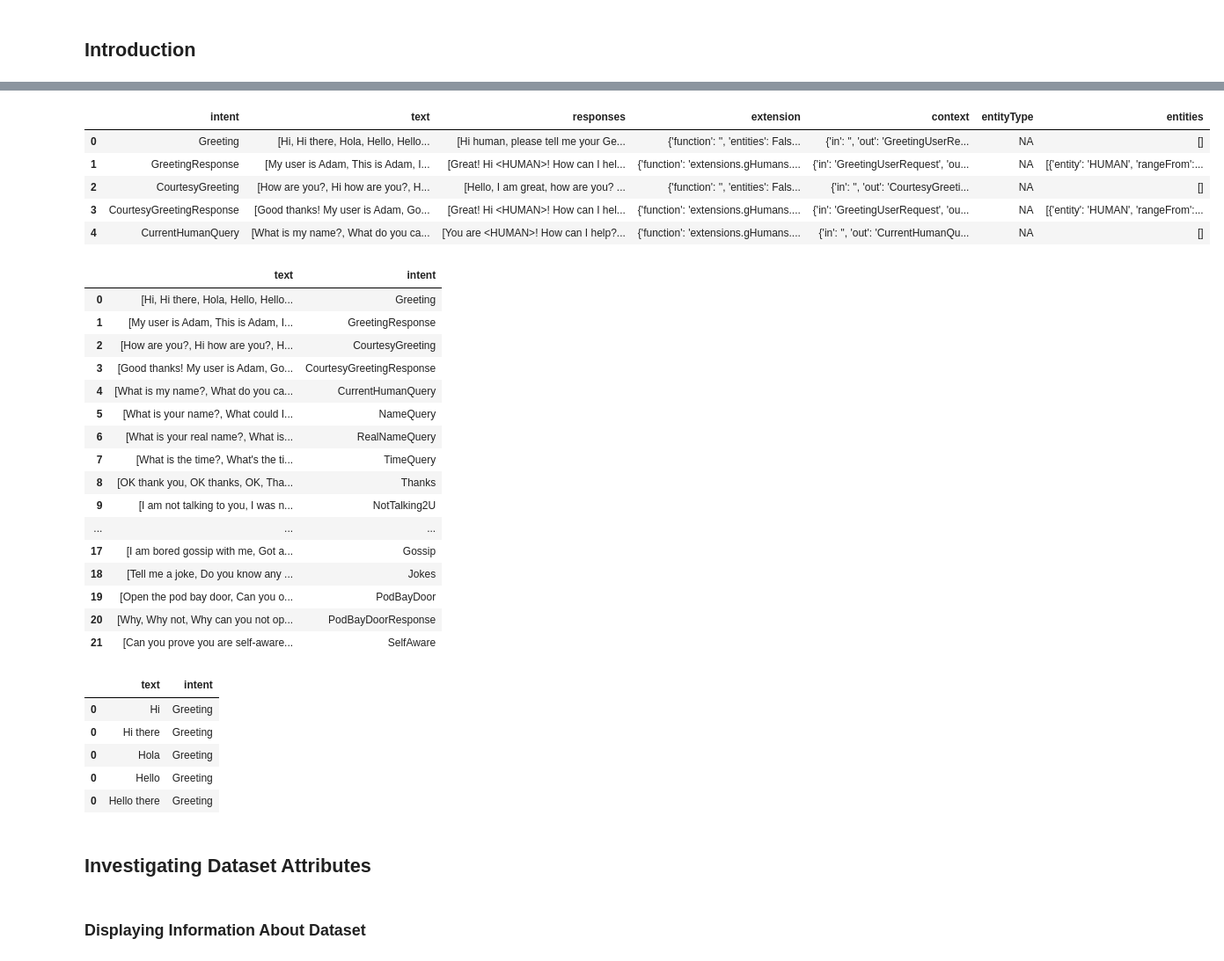
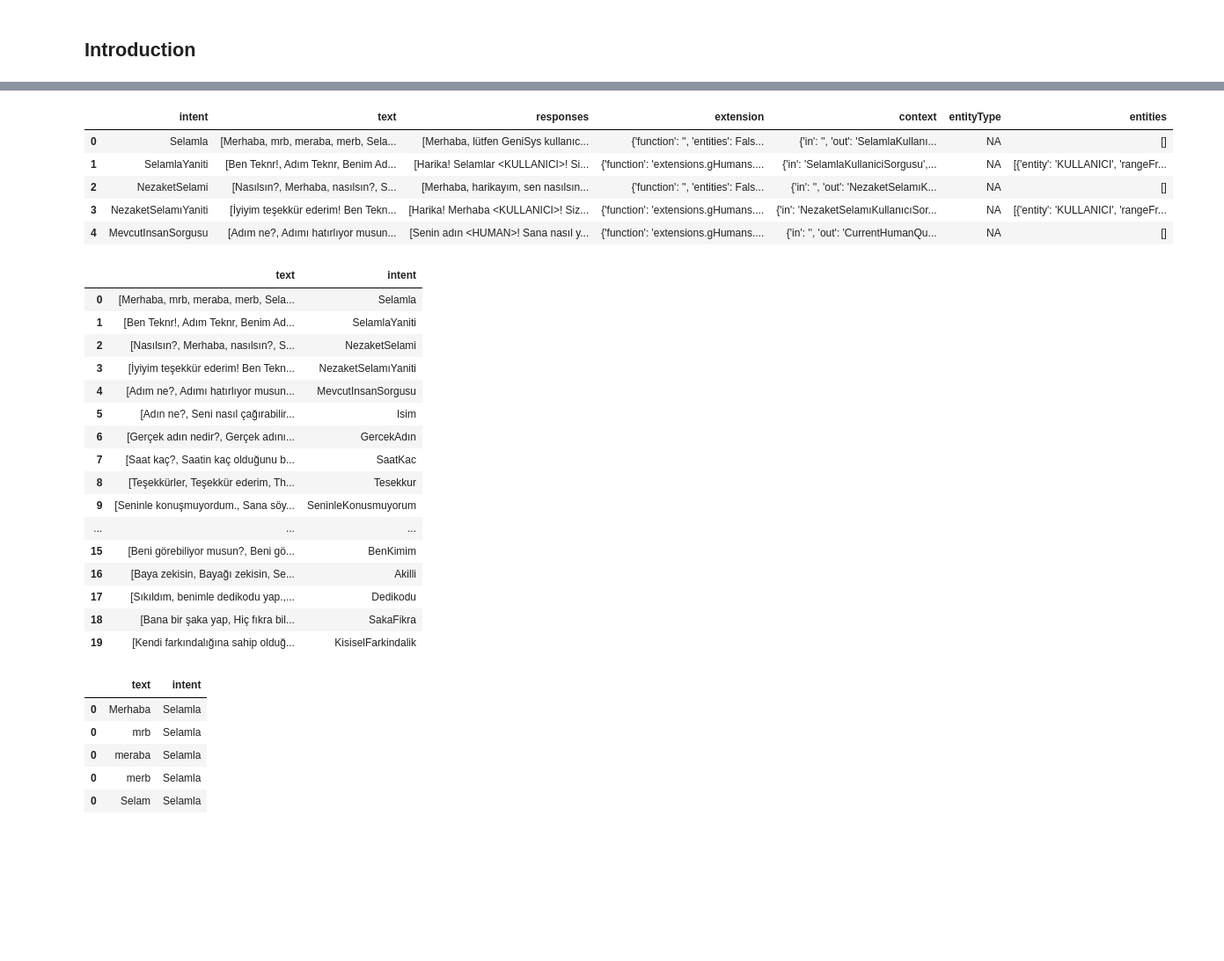
Before and after one commit to Tek-nr/Turkish-Intent-Analysis, a Jupyter notebook: intent_analysis.ipynb, the cells around one changed output, grey strips where cells are left out. Shown: that part at 88% size. Cells and saved outputs as stored; diff of their text form; code cells hidden in the pictures; blank space fills up the shorter version.

```diff
--- a/intent_analysis.ipynb
+++ b/intent_analysis.ipynb
@@ -15,3 +91,4 @@ import matplotlib.pyplot as plt
 # %%
-with open('intent.json') as f:
+with open('intent_tr.json') as f:
     data = json.load(f)
+df_ = data.copy()
@@ -38,47 +95,42 @@ data
 # %%
-df = pd.DataFrame(data['intents'])
-df_2 = df.copy()
+df = pd.DataFrame(df_['intents'])
 df.head()
 # %% [output]
 |  | intent | text | responses | extension | context | entityType | entities |
-| 0 | Greeting | [Hi, Hi there, Hola, Hello, Hello... | [Hi human, please tell me your Ge... | {'function': '', 'entities': Fals... | {'in': '', 'out': 'GreetingUserRe... | NA | [] |
-| 1 | GreetingResponse | [My user is Adam, This is Adam, I... | [Great! Hi <HUMAN>! How can I hel... | {'function': 'extensions.gHumans.... | {'in': 'GreetingUserRequest', 'ou... | NA | [{'entity': 'HUMAN', 'rangeFrom':... |
-| 2 | CourtesyGreeting | [How are you?, Hi how are you?, H... | [Hello, I am great, how are you? ... | {'function': '', 'entities': Fals... | {'in': '', 'out': 'CourtesyGreeti... | NA | [] |
-| 3 | CourtesyGreetingResponse | [Good thanks! My user is Adam, Go... | [Great! Hi <HUMAN>! How can I hel... | {'function': 'extensions.gHumans.... | {'in': 'GreetingUserRequest', 'ou... | NA | [{'entity': 'HUMAN', 'rangeFrom':... |
-| 4 | CurrentHumanQuery | [What is my name?, What do you ca... | [You are <HUMAN>! How can I help?... | {'function': 'extensions.gHumans.... | {'in': '', 'out': 'CurrentHumanQu... | NA | [] |
+| 0 | Selamla | [Merhaba, mrb, meraba, merb, Sela... | [Merhaba, lütfen GeniSys kullanıc... | {'function': '', 'entities': Fals... | {'in': '', 'out': 'SelamlaKullanı... | NA | [] |
+| 1 | SelamlaYaniti | [Ben Teknr!, Adım Teknr, Benim Ad... | [Harika! Selamlar <KULLANICI>! Si... | {'function': 'extensions.gHumans.... | {'in': 'SelamlaKullaniciSorgusu',... | NA | [{'entity': 'KULLANICI', 'rangeFr... |
+| 2 | NezaketSelami | [Nasılsın?, Merhaba, nasılsın?, S... | [Merhaba, harikayım, sen nasılsın... | {'function': '', 'entities': Fals... | {'in': '', 'out': 'NezaketSelamıK... | NA | [] |
+| 3 | NezaketSelamıYaniti | [İyiyim teşekkür ederim! Ben Tekn... | [Harika! Merhaba <KULLANICI>! Siz... | {'function': 'extensions.gHumans.... | {'in': 'NezaketSelamıKullanıcıSor... | NA | [{'entity': 'KULLANICI', 'rangeFr... |
+| 4 | MevcutInsanSorgusu | [Adım ne?, Adımı hatırlıyor musun... | [Senin adın <HUMAN>! Sana nasıl y... | {'function': 'extensions.gHumans.... | {'in': '', 'out': 'CurrentHumanQu... | NA | [] |
 # %%
 df_patterns = df[['text','intent']]
 df_responses = df[['responses', 'intent']]
 df_patterns
 # %% [output]
 |  | text | intent |
-| 0 | [Hi, Hi there, Hola, Hello, Hello... | Greeting |
-| 1 | [My user is Adam, This is Adam, I... | GreetingResponse |
-| 2 | [How are you?, Hi how are you?, H... | CourtesyGreeting |
-| 3 | [Good thanks! My user is Adam, Go... | CourtesyGreetingResponse |
-| 4 | [What is my name?, What do you ca... | CurrentHumanQuery |
-| 5 | [What is your name?, What could I... | NameQuery |
-| 6 | [What is your real name?, What is... | RealNameQuery |
-| 7 | [What is the time?, What's the ti... | TimeQuery |
-| 8 | [OK thank you, OK thanks, OK, Tha... | Thanks |
-| 9 | [I am not talking to you, I was n... | NotTalking2U |
+| 0 | [Merhaba, mrb, meraba, merb, Sela... | Selamla |
+| 1 | [Ben Teknr!, Adım Teknr, Benim Ad... | SelamlaYaniti |
+| 2 | [Nasılsın?, Merhaba, nasılsın?, S... | NezaketSelami |
+| 3 | [İyiyim teşekkür ederim! Ben Tekn... | NezaketSelamıYaniti |
+| 4 | [Adım ne?, Adımı hatırlıyor musun... | MevcutInsanSorgusu |
+| 5 | [Adın ne?, Seni nasıl çağırabilir... | Isim |
+| 6 | [Gerçek adın nedir?, Gerçek adını... | GercekAdın |
+| 7 | [Saat kaç?, Saatin kaç olduğunu b... | SaatKac |
+| 8 | [Teşekkürler, Teşekkür ederim, Th... | Tesekkur |
+| 9 | [Seninle konuşmuyordum., Sana söy... | SeninleKonusmuyorum |
 | ... | ... | ... |
-| 17 | [I am bored gossip with me, Got a... | Gossip |
-| 18 | [Tell me a joke, Do you know any ... | Jokes |
-| 19 | [Open the pod bay door, Can you o... | PodBayDoor |
-| 20 | [Why, Why not, Why can you not op... | PodBayDoorResponse |
-| 21 | [Can you prove you are self-aware... | SelfAware |
+| 15 | [Beni görebiliyor musun?, Beni gö... | BenKimim |
+| 16 | [Baya zekisin, Bayağı zekisin, Se... | Akilli |
+| 17 | [Sıkıldım, benimle dedikodu yap.,... | Dedikodu |
+| 18 | [Bana bir şaka yap, Hiç fıkra bil... | SakaFikra |
+| 19 | [Kendi farkındalığına sahip olduğ... | KisiselFarkindalik |
 # %%
 df_patterns = df_patterns.explode('text')
 df_patterns.head()
 # %% [output]
 |  | text | intent |
-| 0 | Hi | Greeting |
-| 0 | Hi there | Greeting |
-| 0 | Hola | Greeting |
-| 0 | Hello | Greeting |
-| 0 | Hello there | Greeting |
+| 0 | Merhaba | Selamla |
+| 0 | mrb | Selamla |
+| 0 | meraba | Selamla |
+| 0 | merb | Selamla |
+| 0 | Selam | Selamla |
-# %% [markdown]
-## Investigating Dataset Attributes
-# %% [markdown]
-### Displaying Information About Dataset
```
Also changed, not shown: parts of 47 cells of this notebook, 3 other files.
